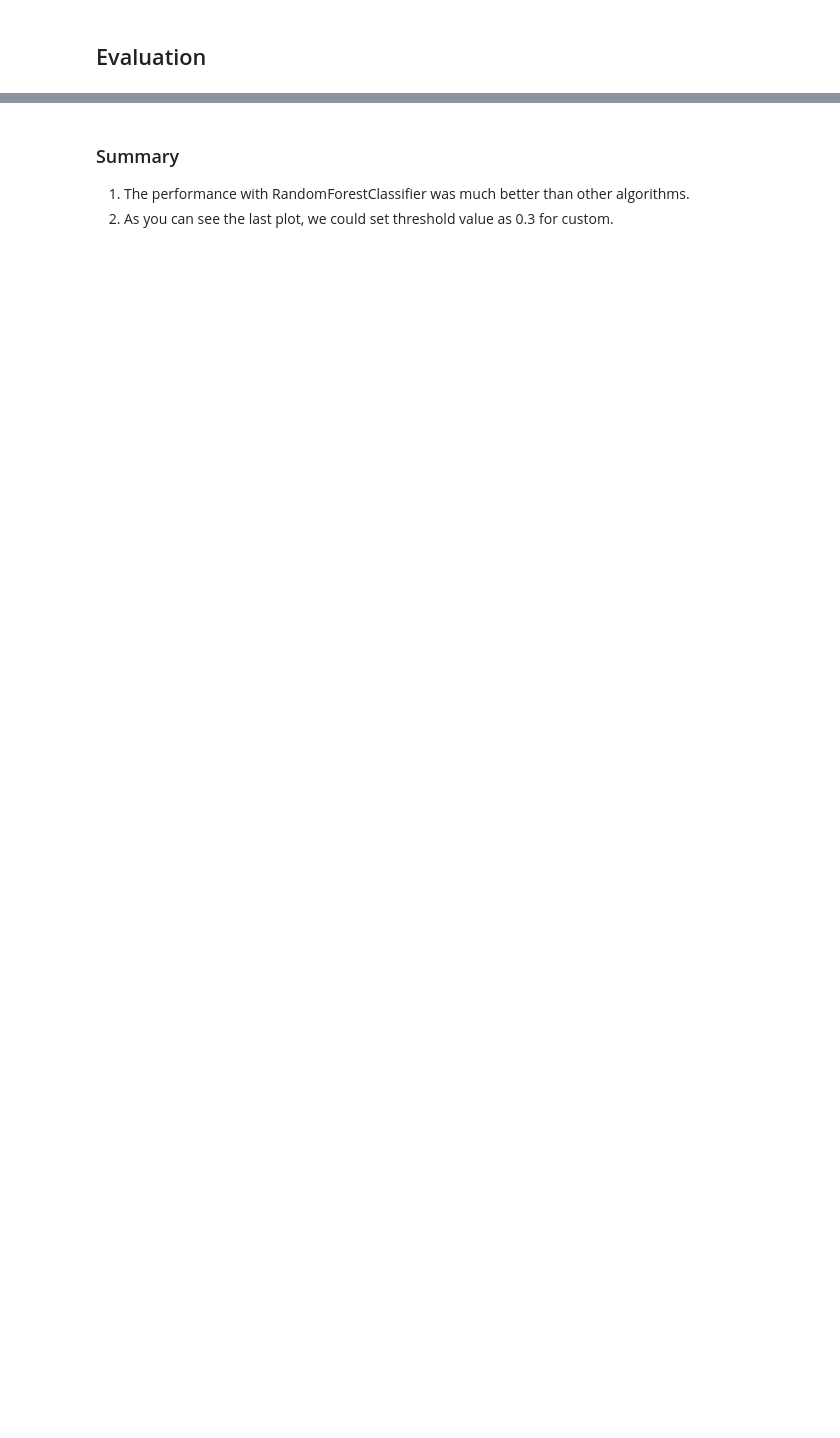
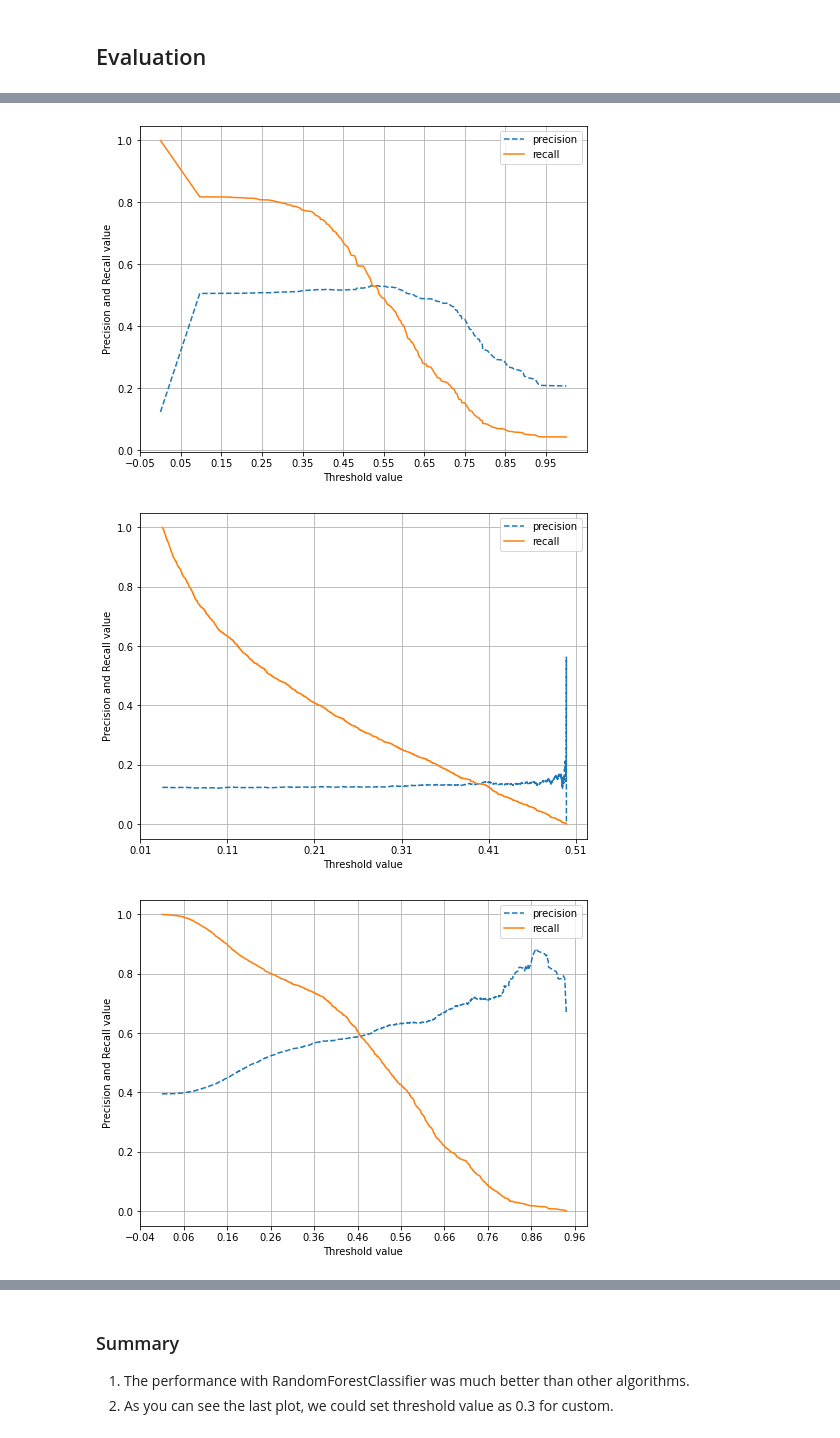
Before and after one commit to escortKwon/IndividualProjects_for_Portfolio, a Jupyter notebook: Loan Prediction/LoanPrediction.ipynb, the cells around one changed output, grey strips where cells are left out. Saved outputs shown, nothing was run; the diff lists cells and outputs as text; code cells hidden in the pictures; blank space fills up the shorter version.

```diff
--- a/Loan Prediction/LoanPrediction.ipynb
+++ b/Loan Prediction/LoanPrediction.ipynb
@@ -40,4 +87,4 @@ data_train.isnull().sum()
 # %%
 # Drop Unnecessary Columns
-data_train.drop(['CITY', 'STATE'], axis=1, inplace=True)
+data_train.drop(['Id', 'CITY', 'STATE'], axis=1, inplace=True)
 data_train
@@ -96,27 +184,32 @@ get_clf_eval(y_test, rf_pred, rf_pred_proba)
 # %%
 # Plot Function
 def precision_recall_curve_plot(y_test, pred_proba_c1):
-    # threshold ndarray와 이 threshold에 따른 정밀도, 재현율 ndarray 추출.
+    # Extarct ndarray of threshold and ndarray of precision, recall by itself
     precisions, recalls, thresholds = precision_recall_curve(y_test, pred_proba_c1)
 
-    # X축을 thresdhold값으로, Y축은 정밀도, 재현율 값으로 각각 Plot 수행. 정밀도는 점선으로 표시
+    # Set X axis for threshold values, Y axis for precision, recall and create plot
     plt.figure(figsize=(8, 6))
     threshold_boundary = thresholds.shape[0]
     plt.plot(thresholds, precisions[0:threshold_boundary], linestyle='--', label='precision')
     plt.plot(thresholds, recalls[0:threshold_boundary], label='recall')
 
-    # threshold 값 X 축의 Scale을 0.1 단위로 변경
+    # Scaling threshold values of 0.1 units on X axis
     start, end = plt.xlim()
     plt.xticks(np.round(np.arange(start, end, 0.1), 2))
 
-    # x축, y축 label과 legend, 그리고 grid 설정
+    # Set labels of X axis, y axis, legend and grid
     plt.xlabel('Threshold value'); plt.ylabel('Precision and Recall value')
-    plt.legend();plt.grid()
+    plt.legend()
+    plt.grid()
     plt.show()
 
 # DecisionTreeClassifier
 precision_recall_curve_plot(y_test, dt_pred_proba)
 # LogisitcRegression
 precision_recall_curve_plot(y_test, lr_pred_proba)
 # RandomForestClassifier
 precision_recall_curve_plot(y_test, rf_pred_proba)
+# %% [output]
+[figure, added]
+[figure, added]
+[figure, added]
```
Also changed, not shown: parts of 25 cells of this notebook.
